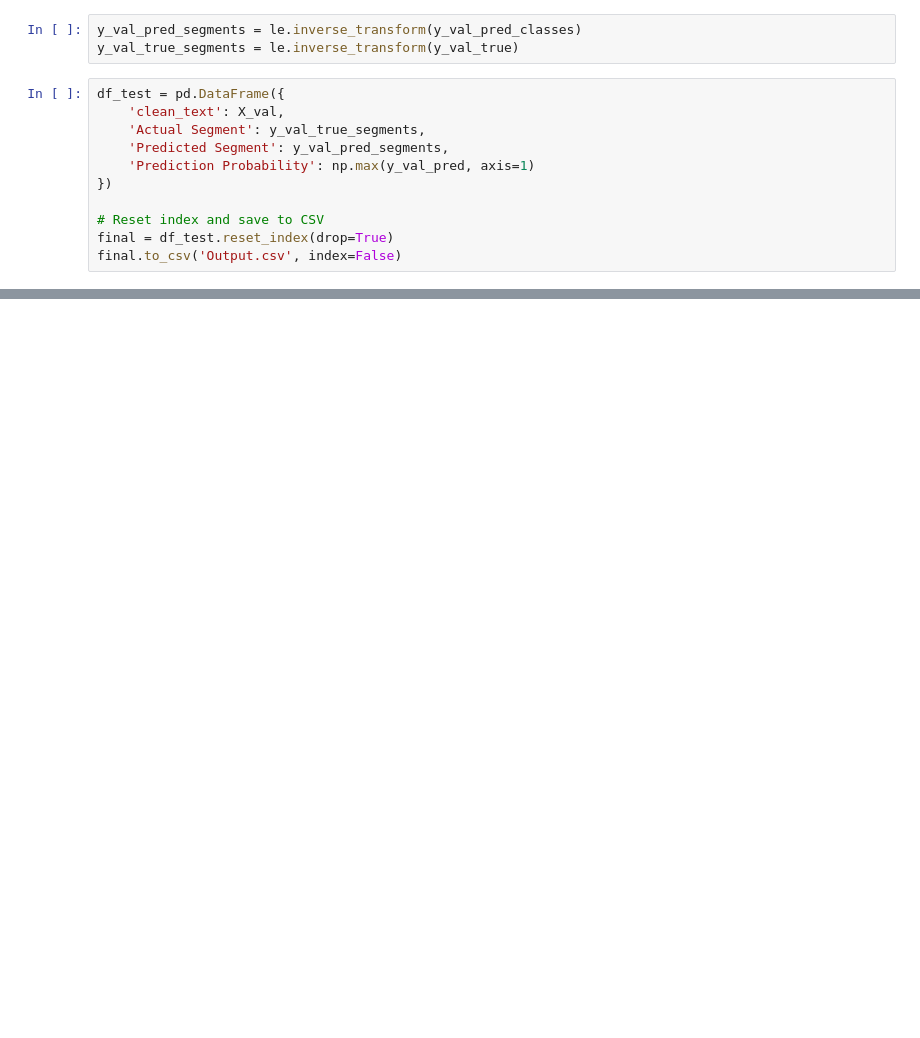
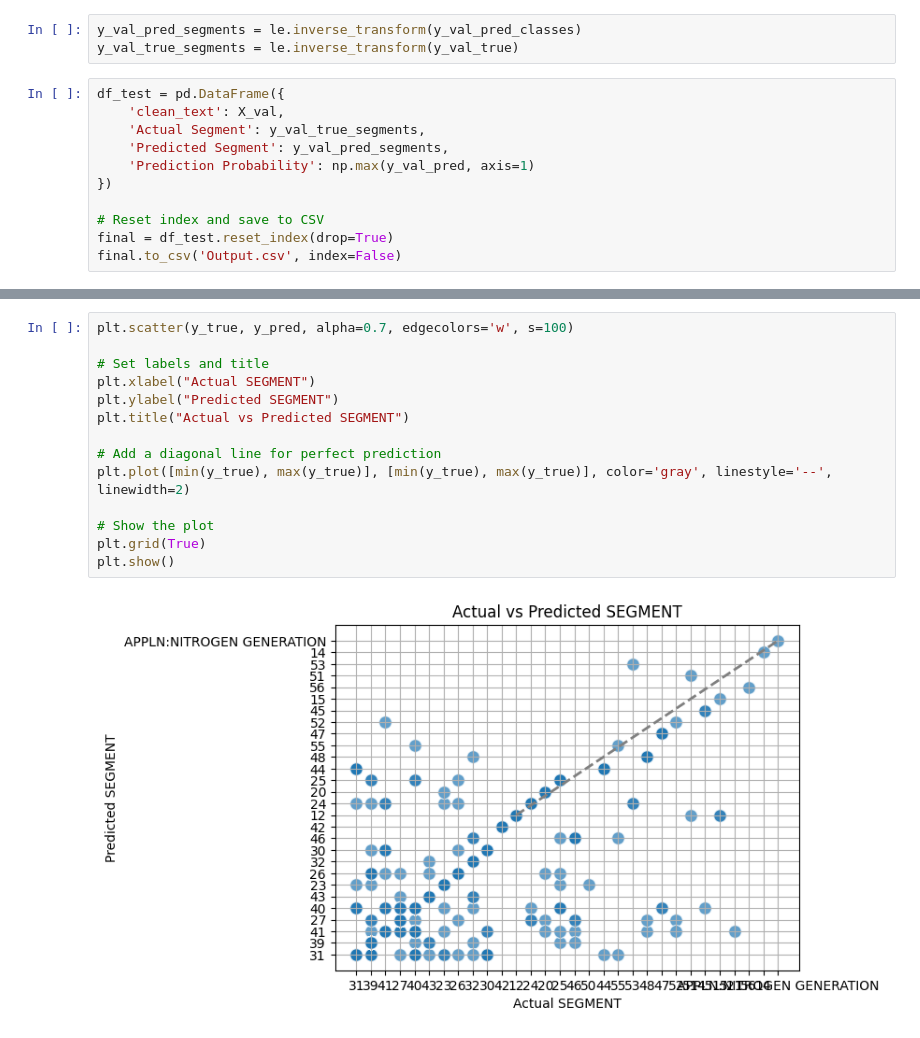
Before and after one commit to aatreyipanchal/Text-Classification-Using-RNN, a Jupyter notebook: Text_Classification_Using_RNN.ipynb, the cells around one changed output, grey strips where cells are left out. Cells and saved outputs as stored; diff of their text form; blank space fills up the shorter version.

```diff
--- a/Text_Classification_Using_RNN.ipynb
+++ b/Text_Classification_Using_RNN.ipynb
@@ -283,0 +337,16 @@ plt.show()
+# %%
+plt.scatter(y_true, y_pred, alpha=0.7, edgecolors='w', s=100)
+
+# Set labels and title
+plt.xlabel("Actual SEGMENT")
+plt.ylabel("Predicted SEGMENT")
+plt.title("Actual vs Predicted SEGMENT")
+
+# Add a diagonal line for perfect prediction
+plt.plot([min(y_true), max(y_true)], [min(y_true), max(y_true)], color='gray', linestyle='--', linewidth=2)
+
+# Show the plot
+plt.grid(True)
+plt.show()
+# %% [output]
+[figure, added]
```
Also changed, not shown: parts of 8 cells of this notebook.
